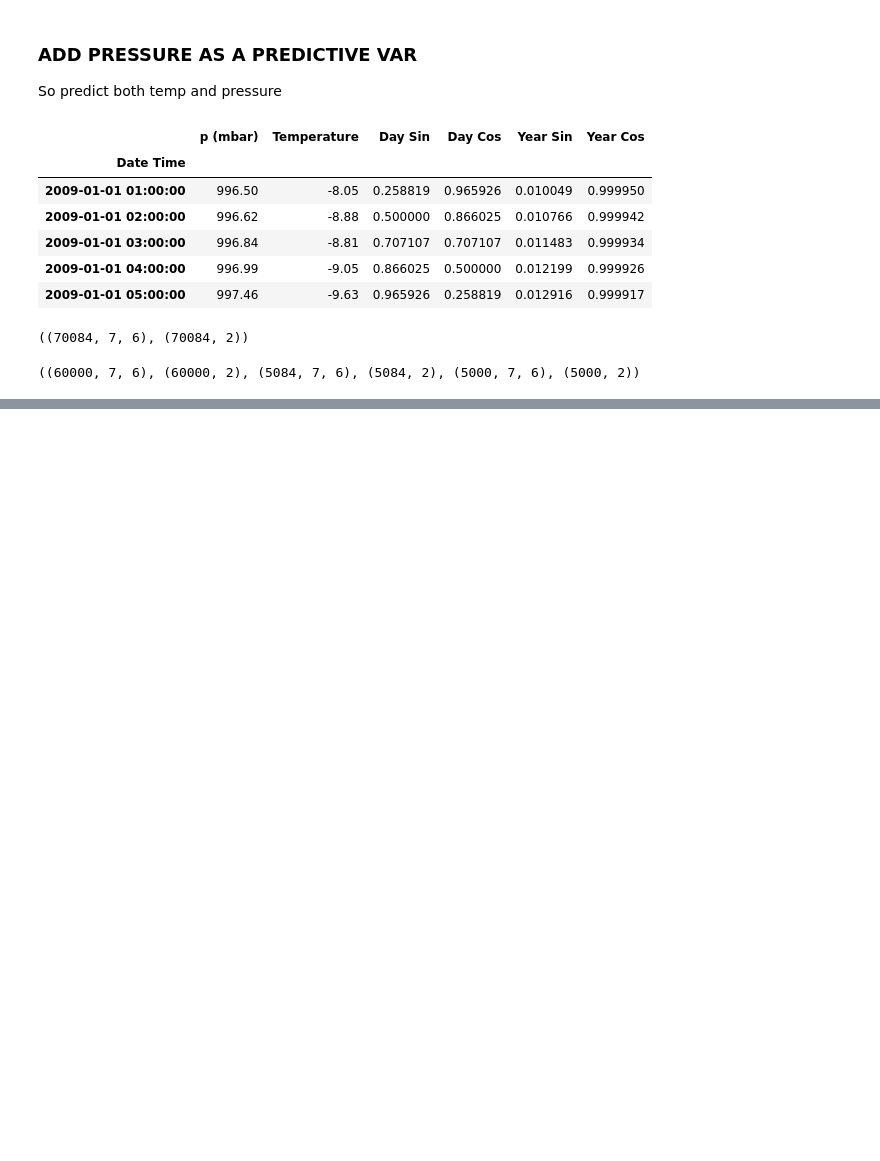
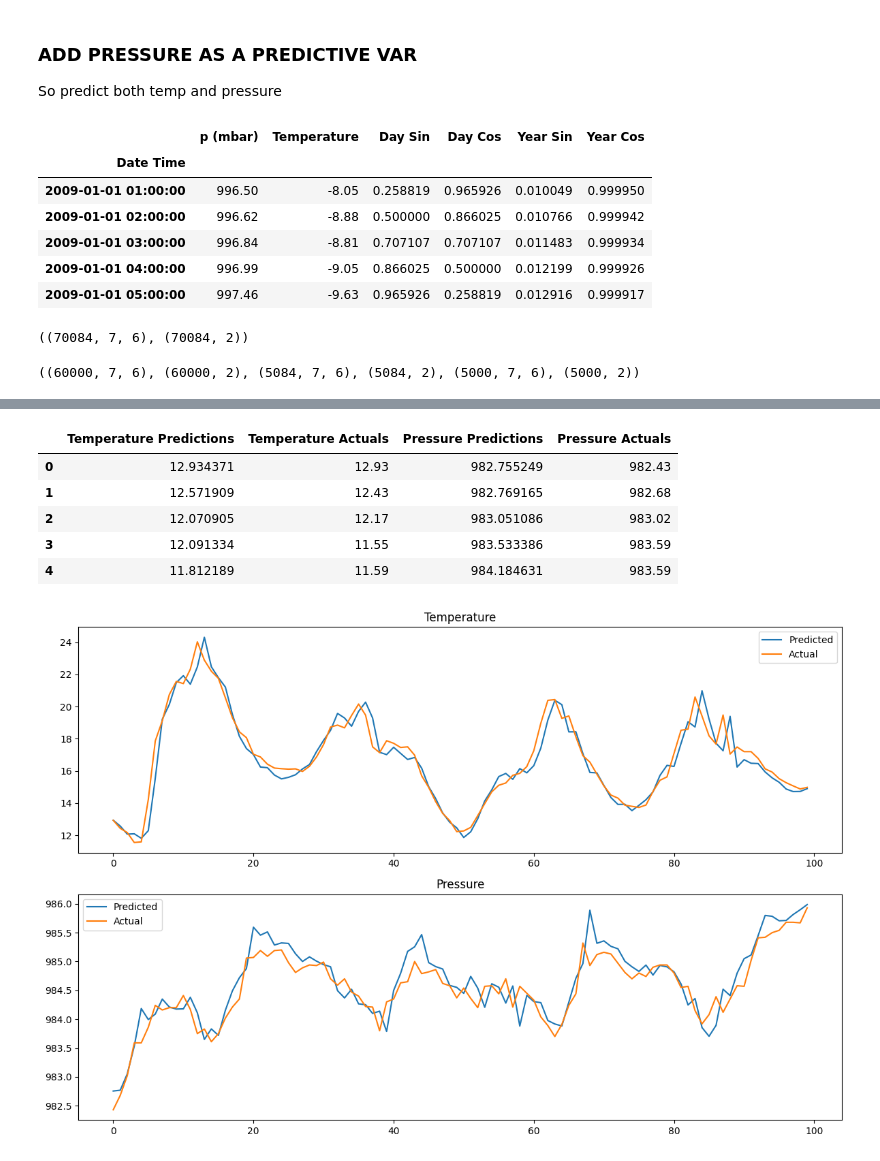
Before and after one commit to SiddTayi/ML-Projects, a Jupyter notebook: LSTM_Temp_Pred.ipynb, the cells around one changed output, grey strips where cells are left out. Cells and saved outputs as stored; diff of their text form; code cells hidden in the pictures; blank space fills up the shorter version.

```diff
--- a/LSTM_Temp_Pred.ipynb
+++ b/LSTM_Temp_Pred.ipynb
@@ -857,0 +877,9 @@ plot_predictions2(model5, x3_test, y3_test)
+# %%
+model7 = Sequential()
+model7.add(InputLayer((7, 6)))
+model7.add(Conv1D(64, kernel_size = 2, activation = 'relu'))
+model7.add(Flatten())
+# model2.add(Dense(32, 'relu'))
+model7.add(Dense(16, 'relu'))
+model7.add(Dense(2, 'linear'))
+model7.summary()
@@ -857,0 +902,5 @@ plot_predictions2(model5, x3_test, y3_test)
+# %%
+cp7 = ModelCheckpoint('model7/bestmodel.keras', save_best_only = True)
+model7.compile(loss = MeanSquaredError(), optimizer = Adam(learning_rate = 0.001), metrics = [RootMeanSquaredError()])
+# %%
+model7.fit(x3_train, y3_train, validation_data = (x3_val, y3_val), epochs = 10, callbacks = [cp7])
@@ -857,0 +929,31 @@ plot_predictions2(model5, x3_test, y3_test)
+# %%
+def plot_predictions2(model, X, y, start=0, end=100):
+   predictions = model.predict(X)
+   p_preds, temp_preds = postprocess_pressure(predictions[:, 0]), postprocess_temp(predictions[:, 1])
+   p_actuals, temp_actuals = postprocess_pressure(y[:, 0]), postprocess_temp(y[:, 1])
+   df = pd.DataFrame(data={'Temperature Predictions': temp_preds,
+                          'Temperature Actuals':temp_actuals,
+                          'Pressure Predictions': p_preds,
+                          'Pressure Actuals': p_actuals
+                          })
+
+   plt.figure(figsize=(12, 8))
+
+   plt.subplot(2,1,1)
+   plt.plot(df['Temperature Predictions'][start:end], label='Predicted')
+   plt.plot(df['Temperature Actuals'][start:end], label='Actual')
+   plt.title('Temperature')
+   plt.legend()
+
+   plt.subplot(2,1,2)
+   plt.plot(df['Pressure Predictions'][start:end], label='Predicted')
+   plt.plot(df['Pressure Actuals'][start:end], label='Actual')
+   plt.title('Pressure')
+   plt.legend()
+
+   plt.tight_layout()
+   return df[start:end].head()
+# %%
+post_processed_df = plot_predictions2(model7, x3_test, y3_test)
+post_processed_df
+# %% [output]
@@ -857,0 +961,7 @@ plot_predictions2(model5, x3_test, y3_test)
+|  | Temperature Predictions | Temperature Actuals | Pressure Predictions | Pressure Actuals |
+| 0 | 12.934371 | 12.93 | 982.755249 | 982.43 |
+| 1 | 12.571909 | 12.43 | 982.769165 | 982.68 |
+| 2 | 12.070905 | 12.17 | 983.051086 | 983.02 |
+| 3 | 12.091334 | 11.55 | 983.533386 | 983.59 |
+| 4 | 11.812189 | 11.59 | 984.184631 | 983.59 |
+[figure, added]
```
Also changed, not shown: parts of 31 cells of this notebook.
